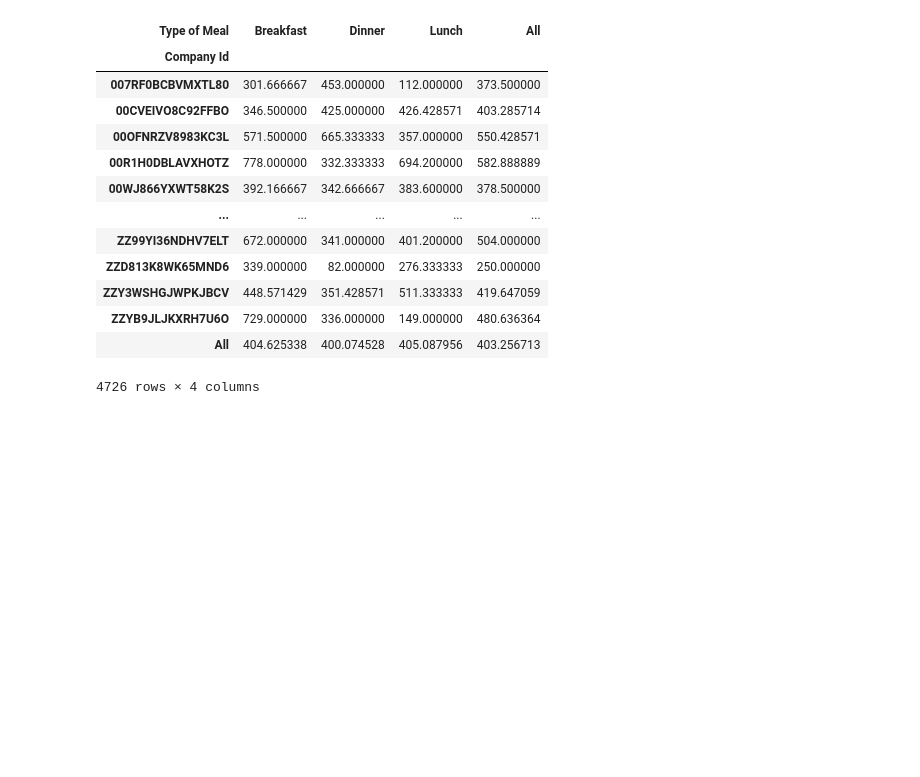
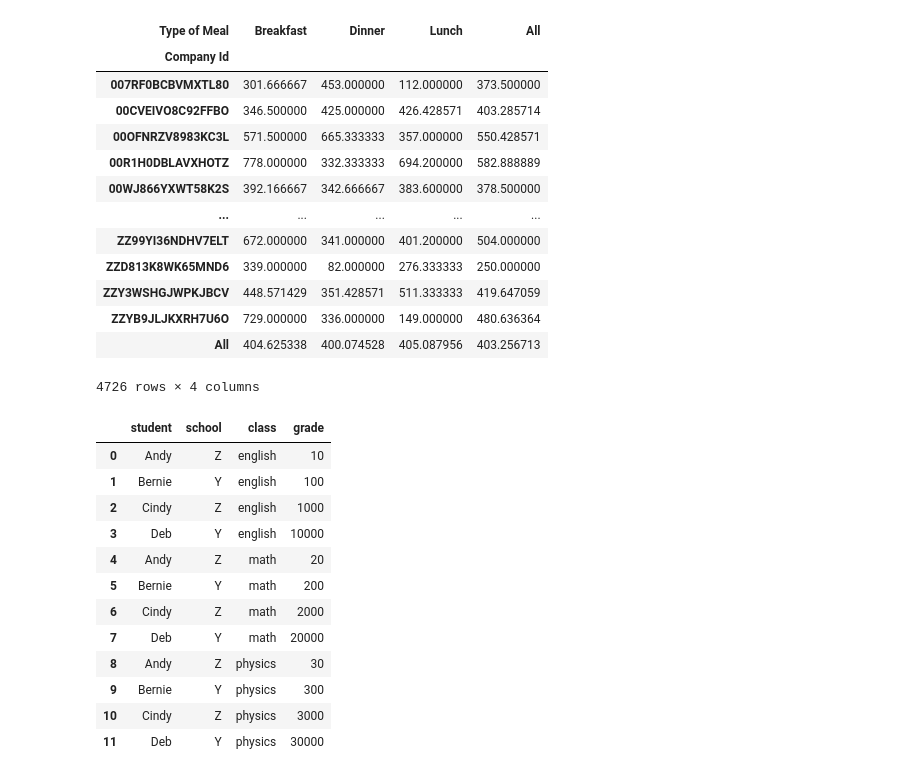
Before and after one commit to RedOx22/real-world-machine-learning, a Jupyter notebook: pandas_advanced_techniques.ipynb, the cells around one changed output. Cells and saved outputs as stored; diff of their text form; code cells hidden in the pictures; blank space fills up the shorter version.

```diff
--- a/pandas_advanced_techniques.ipynb
+++ b/pandas_advanced_techniques.ipynb
@@ -874,3 +874,38 @@ pd.pivot_table(
 | ZZYB9JLJKXRH7U6O | 729.000000 | 336.000000 | 149.000000 | 480.636364 |
 | All | 404.625338 | 400.074528 | 405.087956 | 403.256713 |
 4726 rows × 4 columns
+# %%
+import pandas as pd
+df_long = pd.DataFrame({
+        "student":
+            ["Andy", "Bernie", "Cindy", "Deb",
+             "Andy", "Bernie", "Cindy", "Deb",
+             "Andy", "Bernie", "Cindy", "Deb"],
+        "school":
+            ["Z", "Y", "Z", "Y",
+             "Z", "Y", "Z", "Y",
+             "Z", "Y", "Z", "Y"],
+        "class":
+            ["english", "english", "english", "english",
+             "math", "math", "math", "math",
+             "physics", "physics", "physics", "physics"],
+        "grade":
+            [10, 100, 1000, 10000,
+             20, 200, 2000, 20000,
+             30, 300, 3000, 30000]
+})
+df_long
+# %% [output]
+|  | student | school | class | grade |
+| 0 | Andy | Z | english | 10 |
+| 1 | Bernie | Y | english | 100 |
+| 2 | Cindy | Z | english | 1000 |
+| 3 | Deb | Y | english | 10000 |
+| 4 | Andy | Z | math | 20 |
+| 5 | Bernie | Y | math | 200 |
+| 6 | Cindy | Z | math | 2000 |
+| 7 | Deb | Y | math | 20000 |
+| 8 | Andy | Z | physics | 30 |
+| 9 | Bernie | Y | physics | 300 |
+| 10 | Cindy | Z | physics | 3000 |
+| 11 | Deb | Y | physics | 30000 |
```
Also changed, not shown: parts of 10 cells of this notebook.
